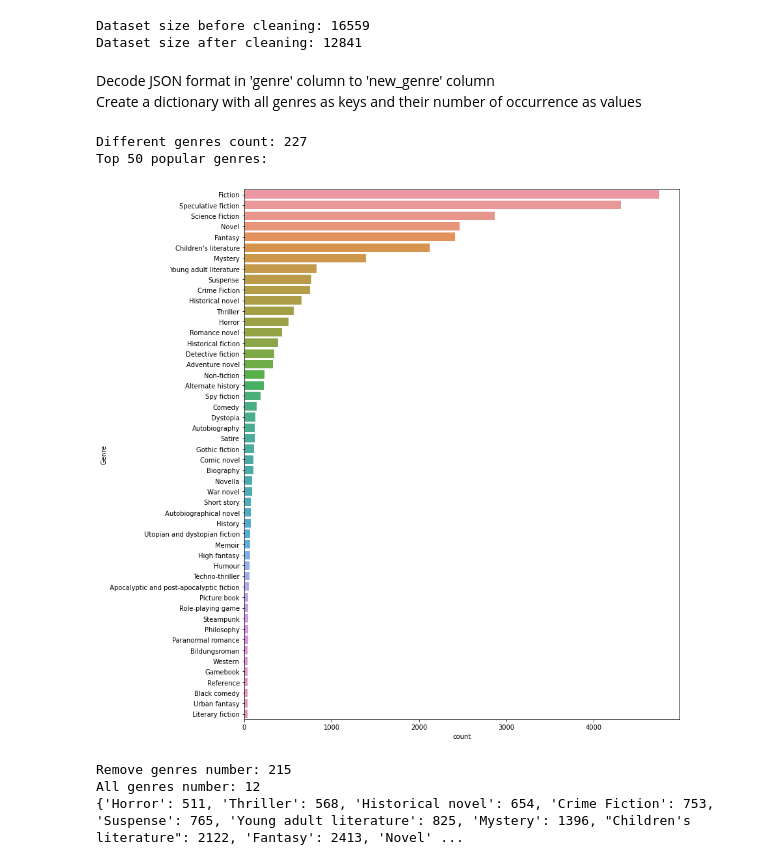
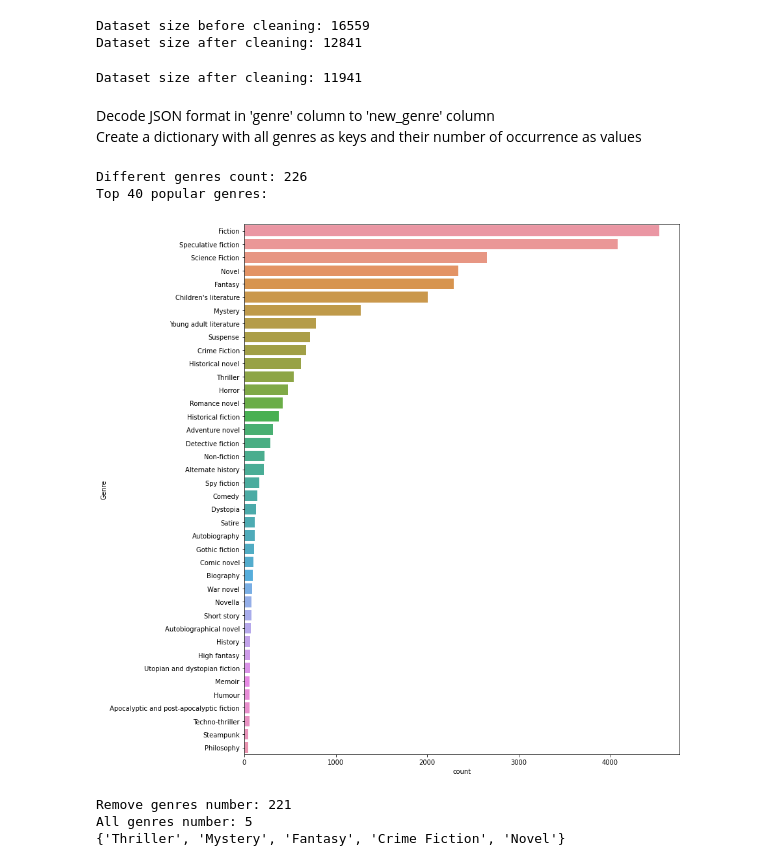
Before and after one commit to kirilchikal/ML-text-classification, a Jupyter notebook: classification.ipynb, the cells around one changed output. Cells and saved outputs as stored; diff of their text form; code cells hidden in the pictures.

```diff
--- a/classification.ipynb
+++ b/classification.ipynb
@@ -55,6 +61,14 @@ print(f'Dataset size after cleaning: {len(books)}')
 # %% [output]
 Dataset size before cleaning: 16559
 Dataset size after cleaning: 12841
+# %%
+s = books.summary.str.len().sort_values().index
+books = books.reindex(s)[900:]
+random.shuffle(s)
+books = books.reindex(s)
+print(f'Dataset size after cleaning: {len(books)}')
+# %% [output]
+Dataset size after cleaning: 11941
 # %% [markdown]
 Decode JSON format in 'genre' column to 'new_genre' column\
 Create a dictionary with all genres as keys and their number of occurrence as values
@@ -74,32 +88,37 @@ for g in set(genres_sum):
 all_genres = dict(sorted(all_genres.items(), key=lambda x: x[1]))
 # %%
 print(f'Different genres count: {len(all_genres)}')
-print('Top 50 popular genres:')
+print('Top 40 popular genres:')
 vis = pd.DataFrame({'genre':list(all_genres.keys()), 'count':list(all_genres.values())})
 
 # visualize genres and frequencies
-dat = vis.nlargest(columns="count", n = 50)
+dat = vis.nlargest(columns="count", n = 40)
 plt.figure(figsize=(12,15))
 ax = sns.barplot(data=dat, x= "count", y = "genre")
 ax.set(ylabel = 'Genre')
 plt.show()
 # %% [output]
-Different genres count: 227
-Top 50 popular genres:
+Different genres count: 226
+Top 40 popular genres:
-[figure, old version]
+[figure, new version]
 # %%
-remove_genres = list({key: value for key, value in all_genres.items() if value <= 500})
-remove_genres.append("Fiction")
-all_genres = {key: value for key, value in all_genres.items() if value > 500}
-all_genres.pop('Fiction')
+# remove_genres = list({key: value for key, value in all_genres.items() if value <= 700})
+# remove_genres.append("Speculative fiction")
+# all_genres = {key: value for key, value in all_genres.items() if value > 700}
+# all_genres.pop('Speculative fiction')
+genres_list = {"Fantasy", "Novel", "Crime Fiction", "Thriller", "Mystery"}
+remove_genres = all_genres
+for g in genres_list:
+    remove_genres.pop(g)
+all_genres = genres_list
 
 print(f'Remove genres number: {len(remove_genres)}')
 print(f'All genres number: {len(all_genres)}')
 print(all_genres)
 # %% [output]
-Remove genres number: 215
-All genres number: 12
-{'Horror': 511, 'Thriller': 568, 'Historical novel': 654, 'Crime Fiction': 753, 'Suspense': 765, 'Young adult literature': 825, 'Mystery': 1396, "Children's literature": 2122, 'Fantasy': 2413, 'Novel' ...
+Remove genres number: 221
+All genres number: 5
+{'Thriller', 'Mystery', 'Fantasy', 'Crime Fiction', 'Novel'}
 # %%
 # remove genres from dataset
 for rem in remove_genres:
```
Also changed, not shown: parts of 18 cells of this notebook.
